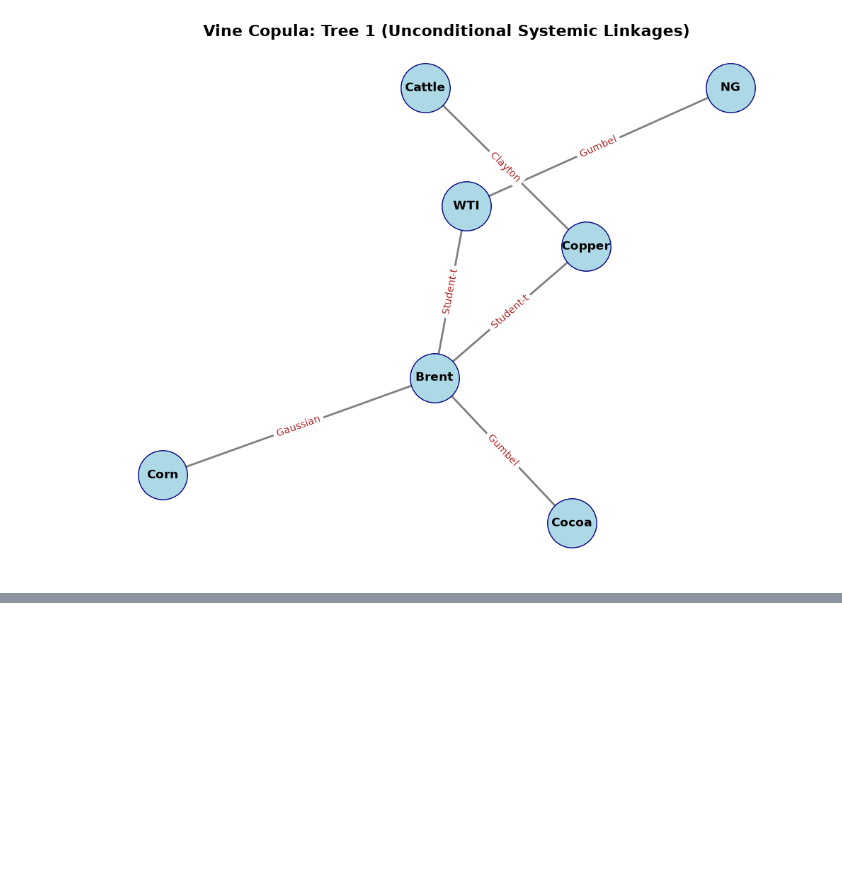
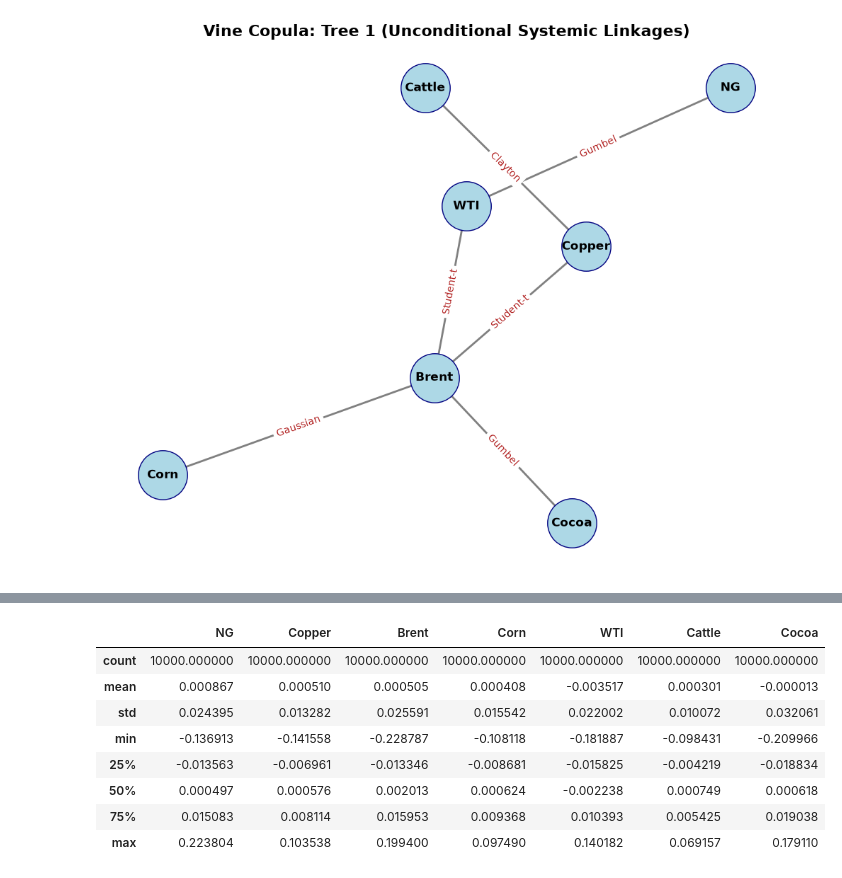
Before and after one commit to IanJ1998/Ian, a Jupyter notebook: CommodityProject/SystemicRiskCopulaProject/Modelling/Simulating.ipynb, the cells around one changed output, grey strips where cells are left out. Saved outputs shown, nothing was run; the diff lists cells and outputs as text; code cells hidden in the pictures; blank space fills up the shorter version.

```diff
--- a/CommodityProject/SystemicRiskCopulaProject/Modelling/Simulating.ipynb
+++ b/CommodityProject/SystemicRiskCopulaProject/Modelling/Simulating.ipynb
@@ -685 +684,13 @@ simulated_paths
 10000 rows × 7 columns
+# %%
+simulated_paths.describe()
+# %% [output]
+|  | NG | Copper | Brent | Corn | WTI | Cattle | Cocoa |
+| count | 10000.000000 | 10000.000000 | 10000.000000 | 10000.000000 | 10000.000000 | 10000.000000 | 10000.000000 |
+| mean | 0.000867 | 0.000510 | 0.000505 | 0.000408 | -0.003517 | 0.000301 | -0.000013 |
+| std | 0.024395 | 0.013282 | 0.025591 | 0.015542 | 0.022002 | 0.010072 | 0.032061 |
+| min | -0.136913 | -0.141558 | -0.228787 | -0.108118 | -0.181887 | -0.098431 | -0.209966 |
+| 25% | -0.013563 | -0.006961 | -0.013346 | -0.008681 | -0.015825 | -0.004219 | -0.018834 |
+| 50% | 0.000497 | 0.000576 | 0.002013 | 0.000624 | -0.002238 | 0.000749 | 0.000618 |
+| 75% | 0.015083 | 0.008114 | 0.015953 | 0.009368 | 0.010393 | 0.005425 | 0.019038 |
+| max | 0.223804 | 0.103538 | 0.199400 | 0.097490 | 0.140182 | 0.069157 | 0.179110 |
```
Also changed, not shown: parts of 3 cells of this notebook.
